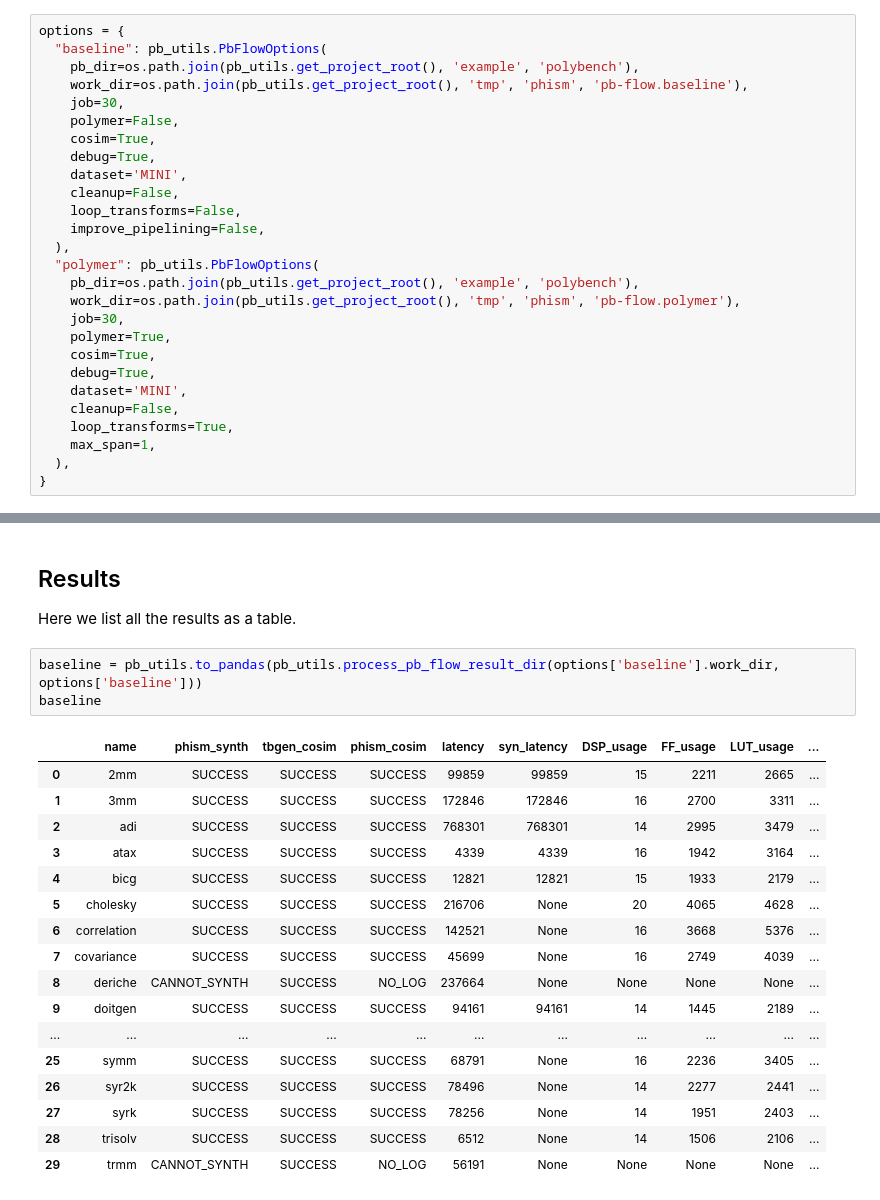
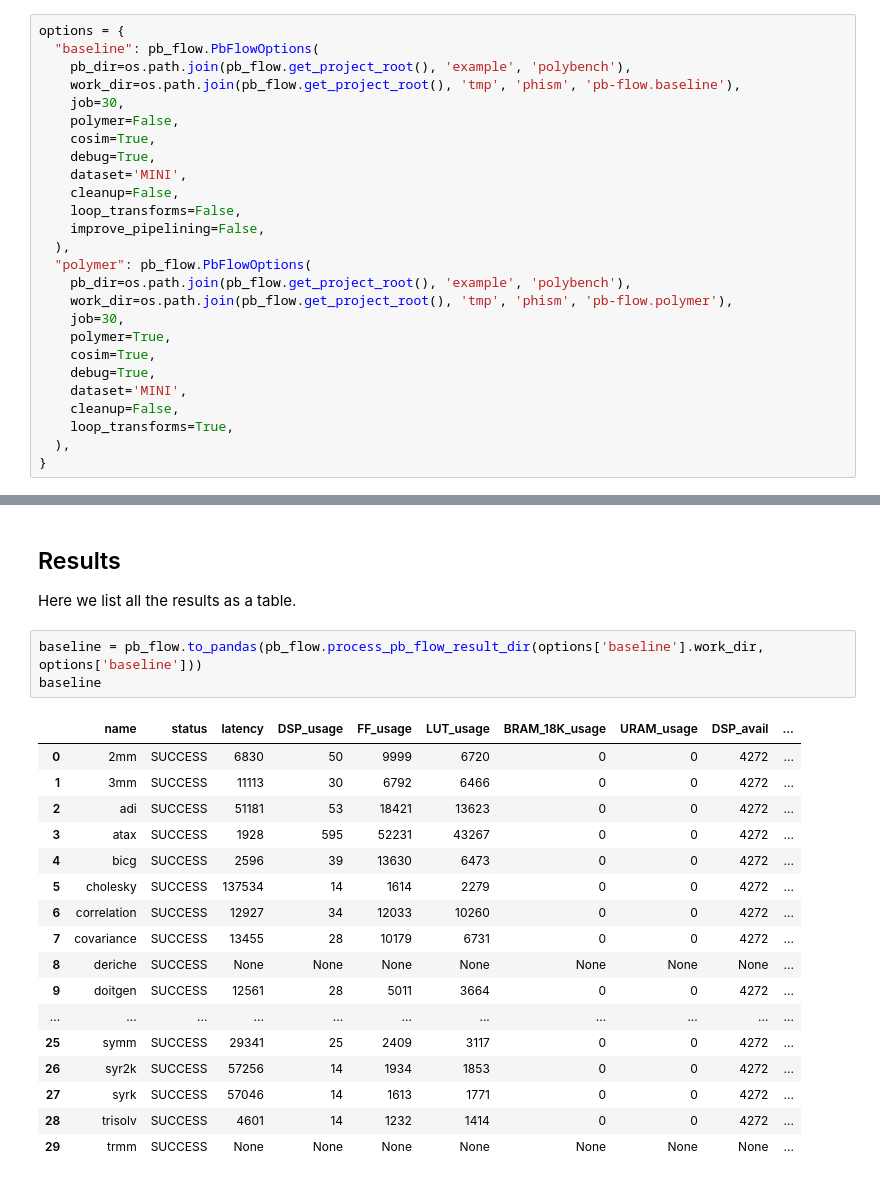
Before and after one commit to kumasento/polsca, a Jupyter notebook: notebooks/polybench-results.ipynb, the cells around one changed output, grey strips where cells are left out. Drawn from its saved outputs; the diff is of its cells as text.

```diff
--- a/notebooks/polybench-results.ipynb
+++ b/notebooks/polybench-results.ipynb
@@ -23,9 +29,9 @@ len(pb_utils.discover_examples('./example/polybench'))
 30
 # %%
 options = {
-  "baseline": pb_utils.PbFlowOptions(
-    pb_dir=os.path.join(pb_utils.get_project_root(), 'example', 'polybench'),
-    work_dir=os.path.join(pb_utils.get_project_root(), 'tmp', 'phism', 'pb-flow.baseline'),
+  "baseline": pb_flow.PbFlowOptions(
+    pb_dir=os.path.join(pb_flow.get_project_root(), 'example', 'polybench'),
+    work_dir=os.path.join(pb_flow.get_project_root(), 'tmp', 'phism', 'pb-flow.baseline'),
     job=30,
     polymer=False,
     cosim=True,
@@ -35,9 +41,9 @@ options = {
     loop_transforms=False,
     improve_pipelining=False,
   ),
-  "polymer": pb_utils.PbFlowOptions(
-    pb_dir=os.path.join(pb_utils.get_project_root(), 'example', 'polybench'),
-    work_dir=os.path.join(pb_utils.get_project_root(), 'tmp', 'phism', 'pb-flow.polymer'),
+  "polymer": pb_flow.PbFlowOptions(
+    pb_dir=os.path.join(pb_flow.get_project_root(), 'example', 'polybench'),
+    work_dir=os.path.join(pb_flow.get_project_root(), 'tmp', 'phism', 'pb-flow.polymer'),
     job=30,
     polymer=True,
     cosim=True,
@@ -45,7 +51,6 @@ options = {
     dataset='MINI',
     cleanup=False,
     loop_transforms=True,
-    max_span=1,
   ),
 }
 # %% [markdown]
@@ -95,24 +100,24 @@ pb_utils.pb_flow_runner(options["polymer"])
 
 Here we list all the results as a table.
 # %%
-baseline = pb_utils.to_pandas(pb_utils.process_pb_flow_result_dir(options['baseline'].work_dir, options['baseline']))
+baseline = pb_flow.to_pandas(pb_flow.process_pb_flow_result_dir(options['baseline'].work_dir, options['baseline']))
 baseline
 # %% [output]
-|  | name | phism_synth | tbgen_cosim | phism_cosim | latency | syn_latency | DSP_usage | FF_usage | LUT_usage | ... |
-| 0 | 2mm | SUCCESS | SUCCESS | SUCCESS | 99859 | 99859 | 15 | 2211 | 2665 | ... |
-| 1 | 3mm | SUCCESS | SUCCESS | SUCCESS | 172846 | 172846 | 16 | 2700 | 3311 | ... |
-| 2 | adi | SUCCESS | SUCCESS | SUCCESS | 768301 | 768301 | 14 | 2995 | 3479 | ... |
-| 3 | atax | SUCCESS | SUCCESS | SUCCESS | 4339 | 4339 | 16 | 1942 | 3164 | ... |
-| 4 | bicg | SUCCESS | SUCCESS | SUCCESS | 12821 | 12821 | 15 | 1933 | 2179 | ... |
-| 5 | cholesky | SUCCESS | SUCCESS | SUCCESS | 216706 | None | 20 | 4065 | 4628 | ... |
-| 6 | correlation | SUCCESS | SUCCESS | SUCCESS | 142521 | None | 16 | 3668 | 5376 | ... |
-| 7 | covariance | SUCCESS | SUCCESS | SUCCESS | 45699 | None | 16 | 2749 | 4039 | ... |
-| 8 | deriche | CANNOT_SYNTH | SUCCESS | NO_LOG | 237664 | None | None | None | None | ... |
-| 9 | doitgen | SUCCESS | SUCCESS | SUCCESS | 94161 | 94161 | 14 | 1445 | 2189 | ... |
+|  | name | status | latency | DSP_usage | FF_usage | LUT_usage | BRAM_18K_usage | URAM_usage | DSP_avail | ... |
+| 0 | 2mm | SUCCESS | 6830 | 50 | 9999 | 6720 | 0 | 0 | 4272 | ... |
+| 1 | 3mm | SUCCESS | 11113 | 30 | 6792 | 6466 | 0 | 0 | 4272 | ... |
+| 2 | adi | SUCCESS | 51181 | 53 | 18421 | 13623 | 0 | 0 | 4272 | ... |
+| 3 | atax | SUCCESS | 1928 | 595 | 52231 | 43267 | 0 | 0 | 4272 | ... |
+| 4 | bicg | SUCCESS | 2596 | 39 | 13630 | 6473 | 0 | 0 | 4272 | ... |
+| 5 | cholesky | SUCCESS | 137534 | 14 | 1614 | 2279 | 0 | 0 | 4272 | ... |
+| 6 | correlation | SUCCESS | 12927 | 34 | 12033 | 10260 | 0 | 0 | 4272 | ... |
+| 7 | covariance | SUCCESS | 13455 | 28 | 10179 | 6731 | 0 | 0 | 4272 | ... |
+| 8 | deriche | SUCCESS | None | None | None | None | None | None | None | ... |
+| 9 | doitgen | SUCCESS | 12561 | 28 | 5011 | 3664 | 0 | 0 | 4272 | ... |
 | ... | ... | ... | ... | ... | ... | ... | ... | ... | ... | ... |
-| 25 | symm | SUCCESS | SUCCESS | SUCCESS | 68791 | None | 16 | 2236 | 3405 | ... |
-| 26 | syr2k | SUCCESS | SUCCESS | SUCCESS | 78496 | None | 14 | 2277 | 2441 | ... |
-| 27 | syrk | SUCCESS | SUCCESS | SUCCESS | 78256 | None | 14 | 1951 | 2403 | ... |
-| 28 | trisolv | SUCCESS | SUCCESS | SUCCESS | 6512 | None | 14 | 1506 | 2106 | ... |
-| 29 | trmm | CANNOT_SYNTH | SUCCESS | NO_LOG | 56191 | None | None | None | None | ... |
+| 25 | symm | SUCCESS | 29341 | 25 | 2409 | 3117 | 0 | 0 | 4272 | ... |
+| 26 | syr2k | SUCCESS | 57256 | 14 | 1934 | 1853 | 0 | 0 | 4272 | ... |
+| 27 | syrk | SUCCESS | 57046 | 14 | 1613 | 1771 | 0 | 0 | 4272 | ... |
+| 28 | trisolv | SUCCESS | 4601 | 14 | 1232 | 1414 | 0 | 0 | 4272 | ... |
+| 29 | trmm | SUCCESS | None | None | None | None | None | None | None | ... |
 # %%
```
Also changed, not shown: parts of 11 cells of this notebook, 3 other files.
